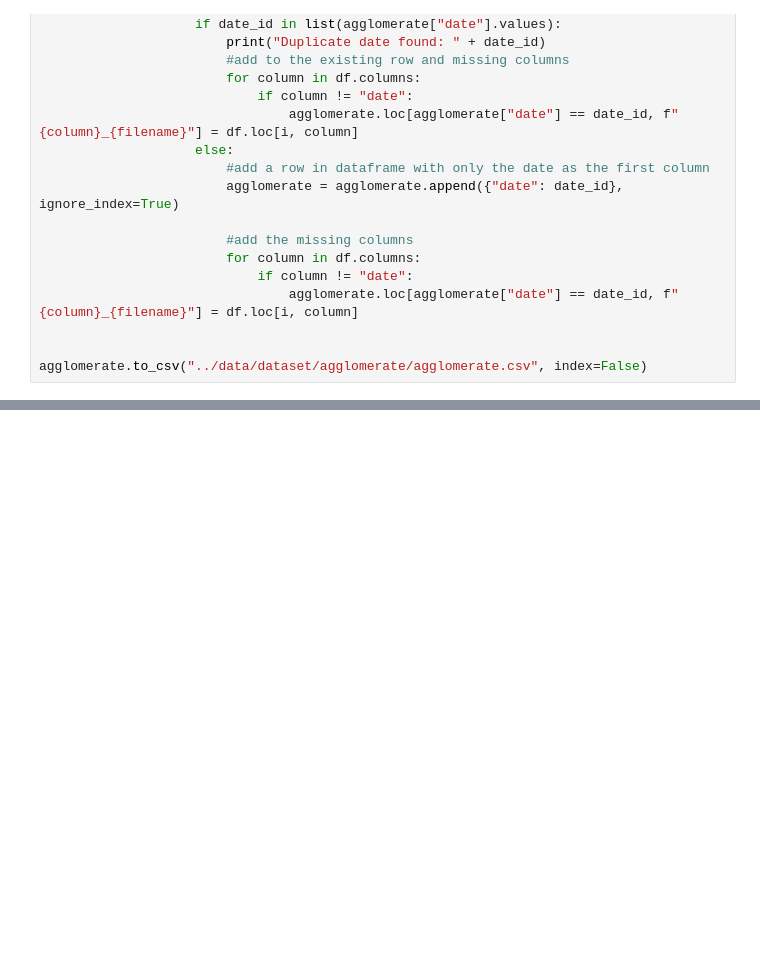
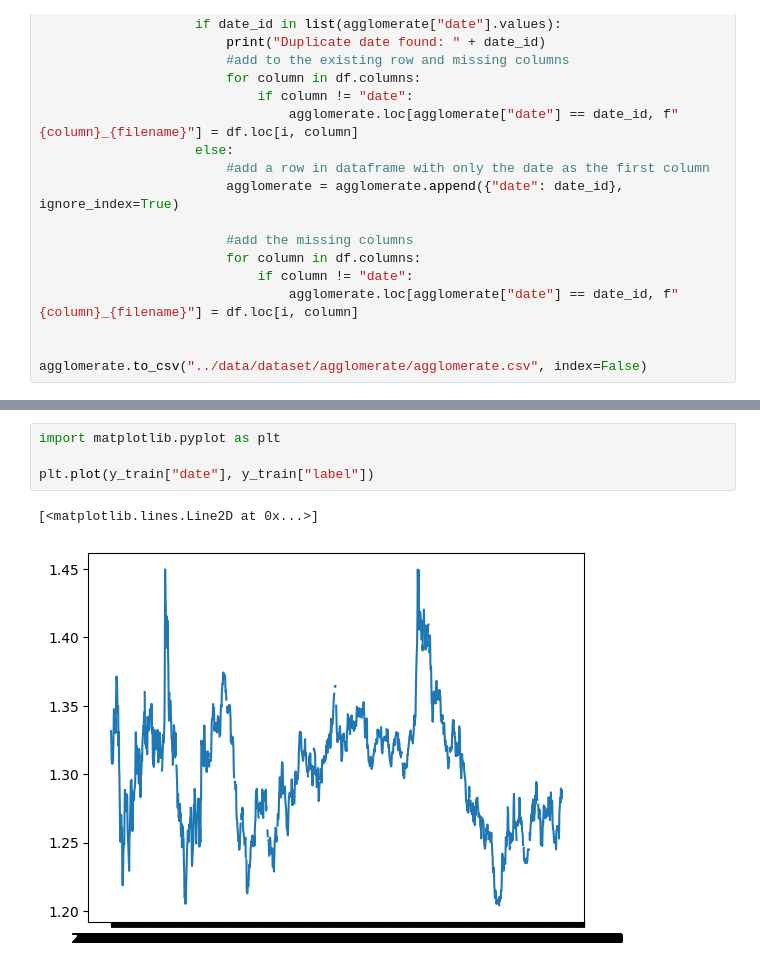
Before and after one commit to SenecalJF/datathon2022, a Jupyter notebook: utils/agglomerate.ipynb, the cells around one changed output, grey strips where cells are left out. Cells and saved outputs as stored; diff of their text form; blank space fills up the shorter version.

```diff
--- a/utils/agglomerate.ipynb
+++ b/utils/agglomerate.ipynb
@@ -60,0 +102,7 @@ y_test.to_csv("../data/test/y_test.csv", index=False)
+# %%
+import matplotlib.pyplot as plt
+
+plt.plot(y_train["date"], y_train["label"])
+# %% [output]
+[<matplotlib.lines.Line2D at 0x...>]
+[figure, added]
```
Also changed, not shown: parts of 4 cells of this notebook, 4 other files.
